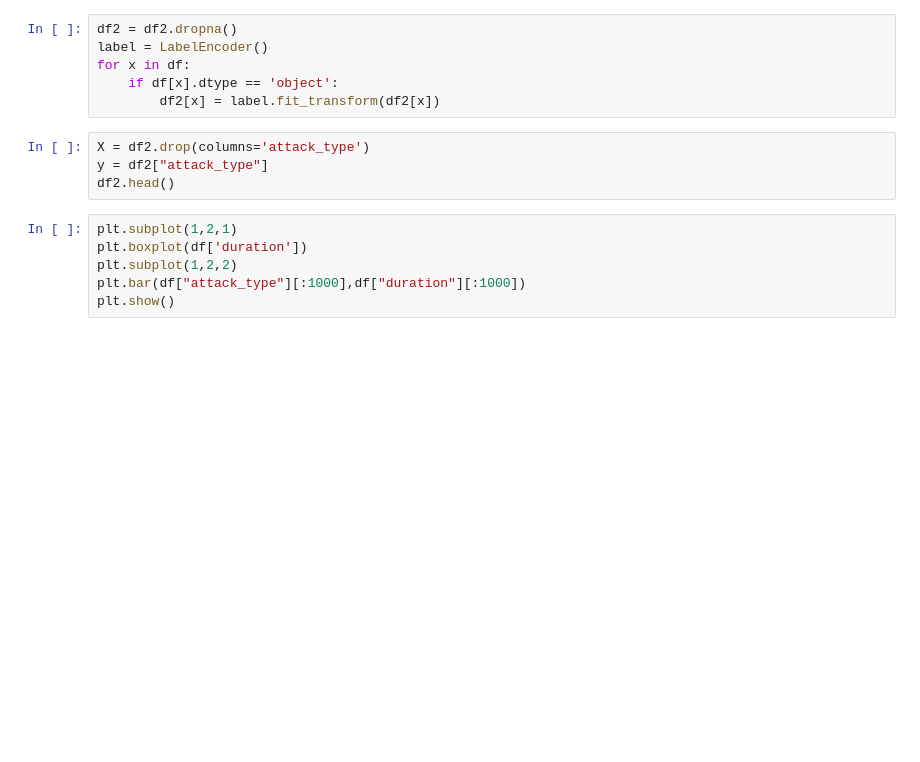
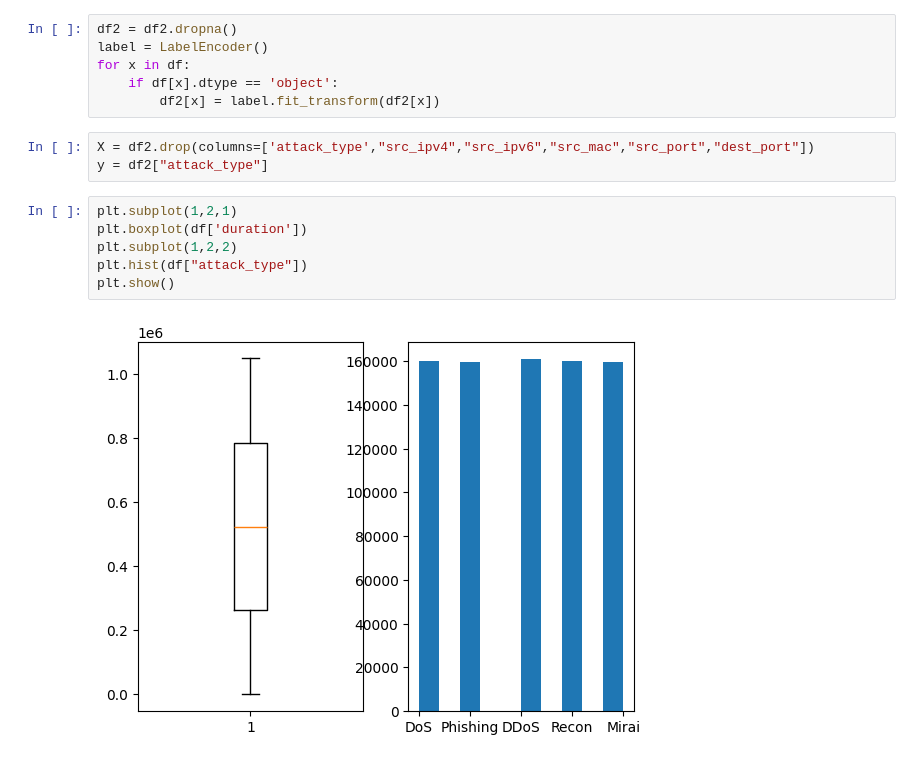
Before and after one commit to hodge-py/Coding_assignments, a Jupyter notebook: Information and Networking Security/CourseProject/malware.ipynb, the cells around one changed output. Cells and saved outputs as stored; diff of their text form; blank space fills up the shorter version.

```diff
--- a/Information and Networking Security/CourseProject/malware.ipynb
+++ b/Information and Networking Security/CourseProject/malware.ipynb
@@ -23,12 +56,13 @@ for x in df:
     if df[x].dtype == 'object':
         df2[x] = label.fit_transform(df2[x])
 # %%
-X = df2.drop(columns='attack_type')
+X = df2.drop(columns=['attack_type',"src_ipv4","src_ipv6","src_mac","src_port","dest_port"])
 y = df2["attack_type"]
-df2.head()
 # %%
 plt.subplot(1,2,1)
 plt.boxplot(df['duration'])
 plt.subplot(1,2,2)
-plt.bar(df["attack_type"][:1000],df["duration"][:1000])
+plt.hist(df["attack_type"])
 plt.show()
+# %% [output]
+[figure, added]
```
Also changed, not shown: parts of 3 cells of this notebook.
